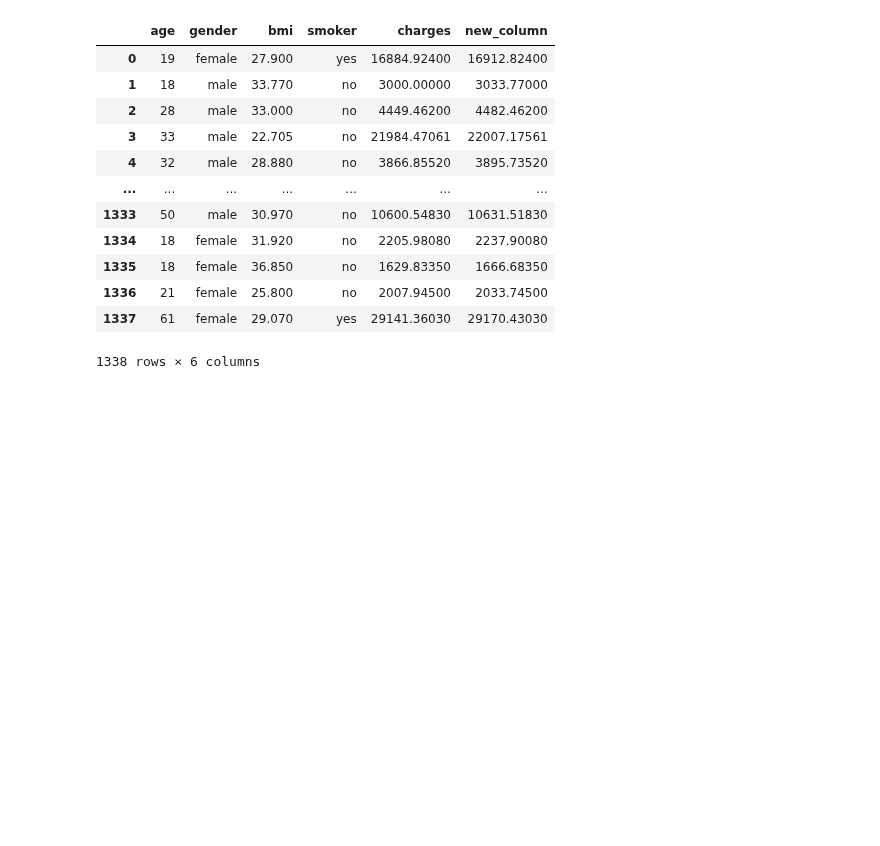
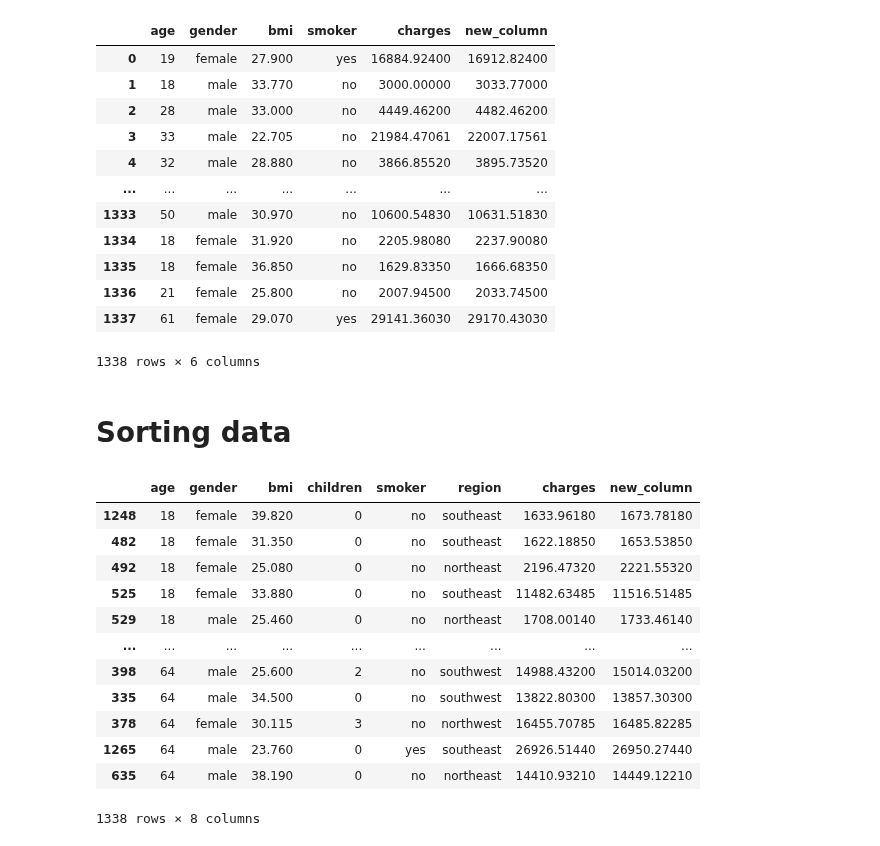
Before and after one commit to Kratosgado/Machine-Learning, a Jupyter notebook: panda/rows and columns.ipynb, the cells around one changed output. Drawn from its saved outputs; the diff is of its cells as text; code cells hidden in the pictures; blank space fills up the shorter version.

```diff
--- a/panda/rows and columns.ipynb
+++ b/panda/rows and columns.ipynb
@@ -191,3 +191,21 @@ dropped_data
 | 1336 | 21 | female | 25.800 | no | 2007.94500 | 2033.74500 |
 | 1337 | 61 | female | 29.070 | yes | 29141.36030 | 29170.43030 |
 1338 rows × 6 columns
+# %% [markdown]
+# Sorting data
+# %%
+data.sort_values(by="age")
+# %% [output]
+|  | age | gender | bmi | children | smoker | region | charges | new_column |
+| 1248 | 18 | female | 39.820 | 0 | no | southeast | 1633.96180 | 1673.78180 |
+| 482 | 18 | female | 31.350 | 0 | no | southeast | 1622.18850 | 1653.53850 |
+| 492 | 18 | female | 25.080 | 0 | no | northeast | 2196.47320 | 2221.55320 |
+| 525 | 18 | female | 33.880 | 0 | no | southeast | 11482.63485 | 11516.51485 |
+| 529 | 18 | male | 25.460 | 0 | no | northeast | 1708.00140 | 1733.46140 |
+| ... | ... | ... | ... | ... | ... | ... | ... | ... |
+| 398 | 64 | male | 25.600 | 2 | no | southwest | 14988.43200 | 15014.03200 |
+| 335 | 64 | male | 34.500 | 0 | no | southwest | 13822.80300 | 13857.30300 |
+| 378 | 64 | female | 30.115 | 3 | no | northwest | 16455.70785 | 16485.82285 |
+| 1265 | 64 | male | 23.760 | 0 | yes | southeast | 26926.51440 | 26950.27440 |
+| 635 | 64 | male | 38.190 | 0 | no | northeast | 14410.93210 | 14449.12210 |
+1338 rows × 8 columns
```
Also changed, not shown: parts of 3 cells of this notebook.
